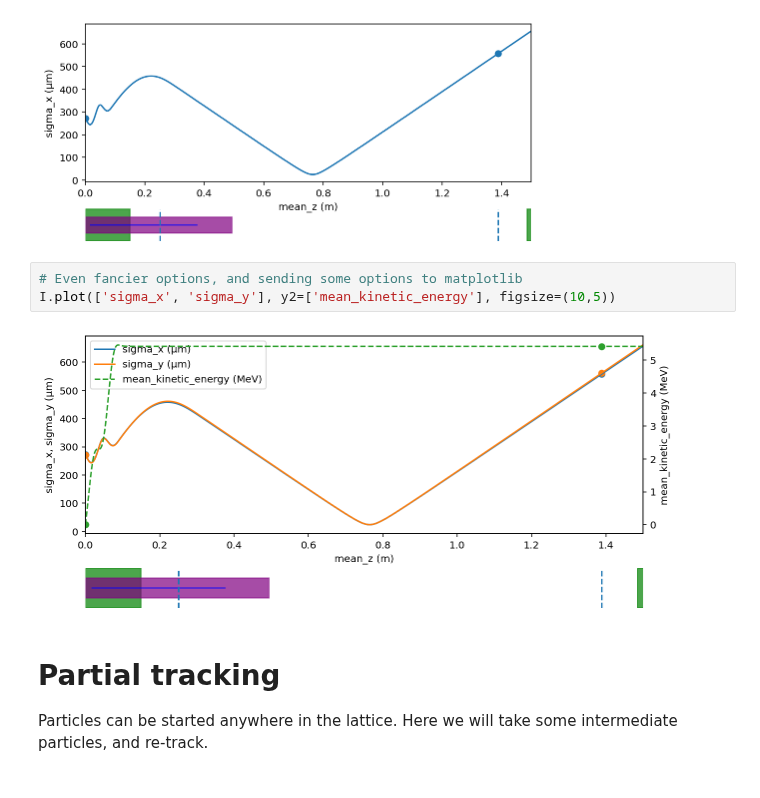
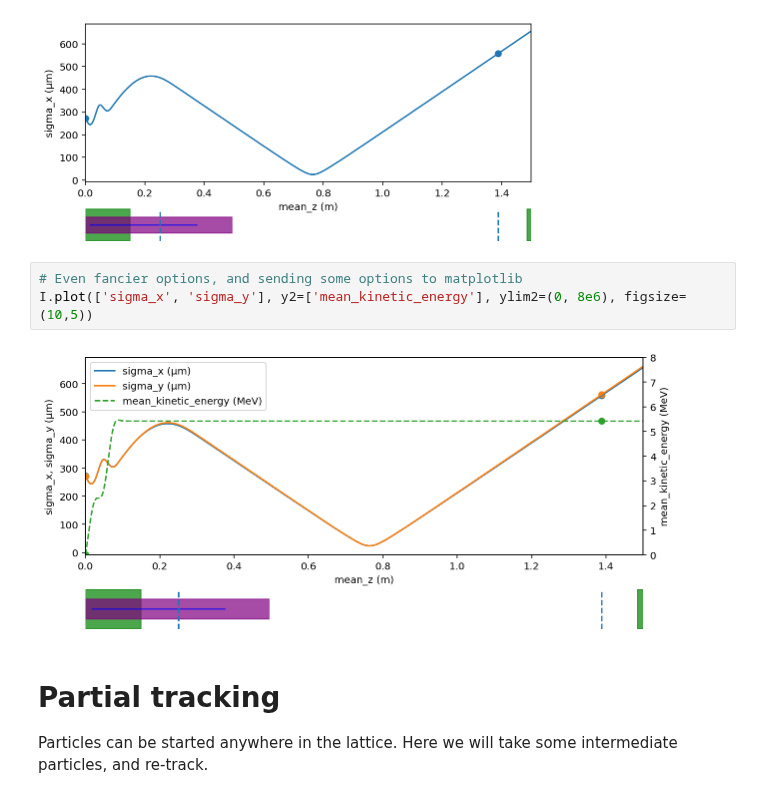
Before and after one commit to ChristopherMayes/lume-impact, a Jupyter notebook: examples/simple_impact_run.ipynb, the cells around one changed output. Drawn from its saved outputs; the diff is of its cells as text.

Commit message:
Add ylim2 scaling

```diff
--- a/examples/simple_impact_run.ipynb
+++ b/examples/simple_impact_run.ipynb
@@ -157,9 +157,9 @@ I.plot('sigma_x')
 [figure]
 # %%
 # Even fancier options, and sending some options to matplotlib
-I.plot(['sigma_x', 'sigma_y'], y2=['mean_kinetic_energy'], figsize=(10,5))
+I.plot(['sigma_x', 'sigma_y'], y2=['mean_kinetic_energy'], ylim2=(0, 8e6), figsize=(10,5))
 # %% [output]
-[figure, old version]
+[figure, new version]
 # %% [markdown]
 # Partial tracking
 
```
Also changed, not shown: parts of 6 cells of this notebook, 1 other file.
